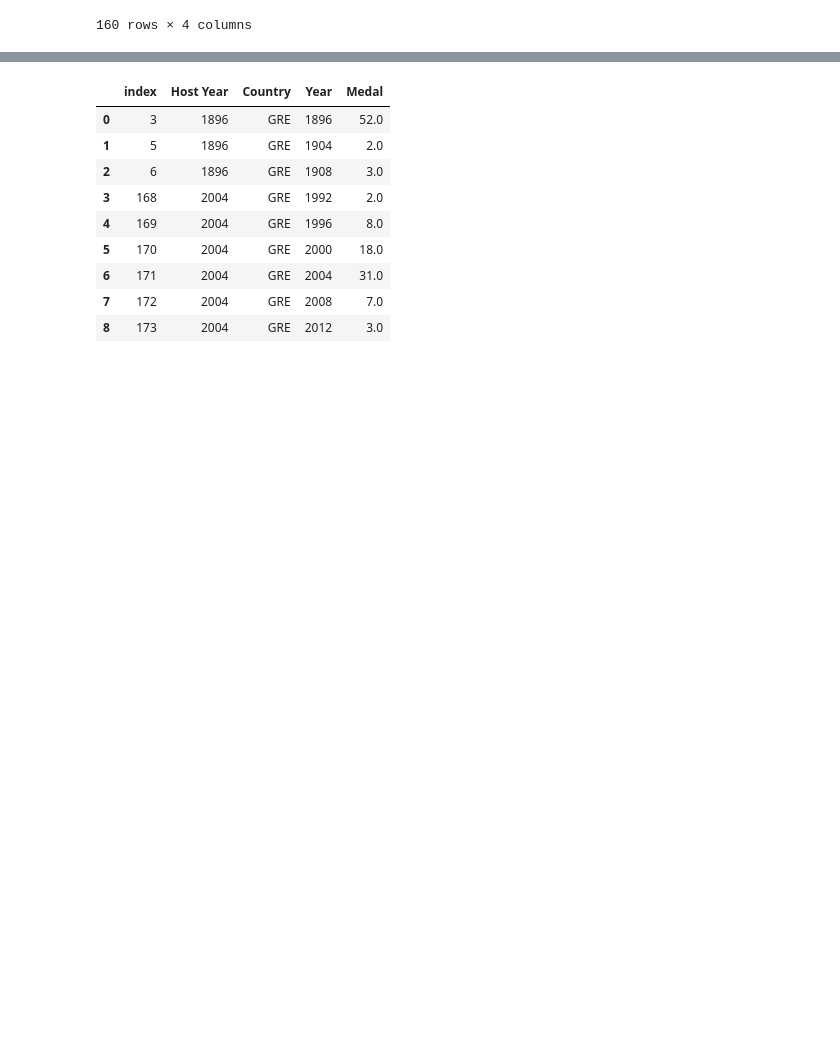
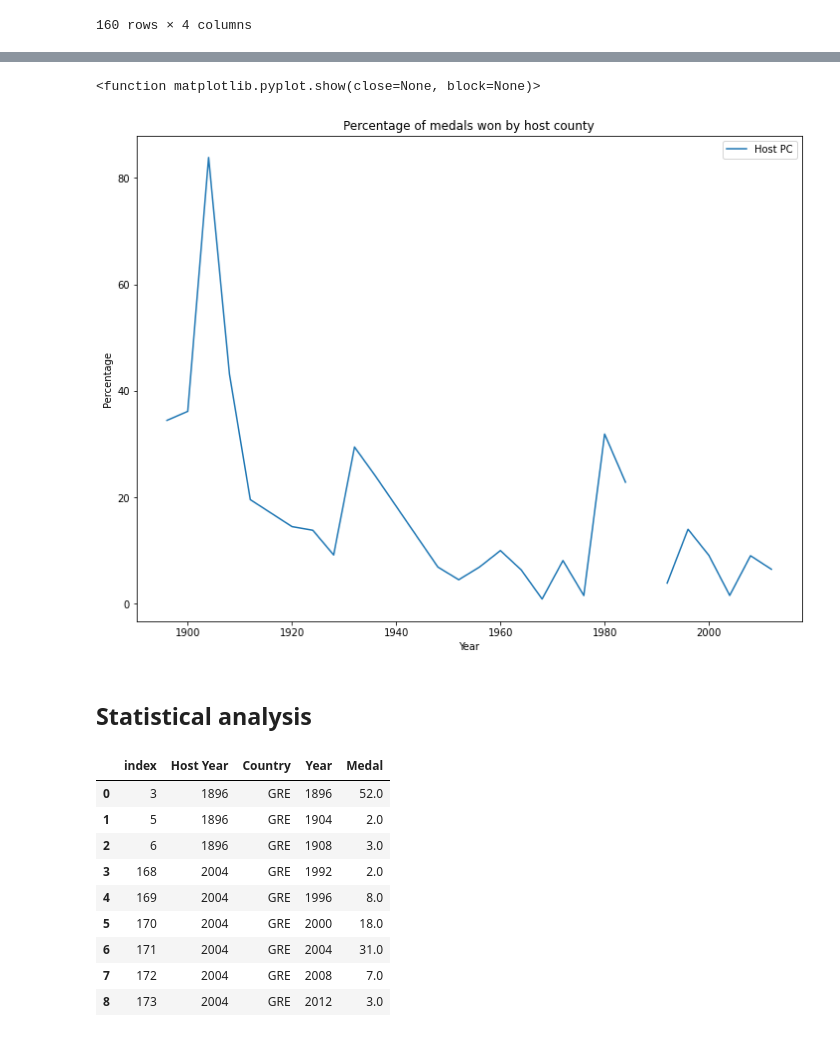
Before and after one commit to TomHOldershaw/Project_1_Team_2, a Jupyter notebook: Q3.ipynb, the cells around one changed output, grey strips where cells are left out. Cells and saved outputs as stored; diff of their text form; code cells hidden in the pictures; blank space fills up the shorter version.

Commit message:
Additional line chart

```diff
--- a/Q3.ipynb
+++ b/Q3.ipynb
@@ -52,5 +52,7 @@ array(['Greece', 'France', 'United States of America', 'Great Britain',
 # %%
 hosts = []
+hosts_year = []
+hosts_code = []
 hosts_years = []
 hosts_countries = []
 hosts_sample = []
@@ -118,7 +120,11 @@ for pos in range (minpos, maxpos):
     hosts_countries.append(code)
     hosts_sample.append(next3year)
 
+    hosts_year.append(year)
+    hosts_code.append(code)
+
 hosts = pd.DataFrame({"Host Year": hosts_years, "Country": hosts_countries, "Year": hosts_sample})
+host = pd.DataFrame({"Year": hosts_year, "Country": hosts_code})
 hosts
 # %% [output]
 |  | Host Year | Country | Year |
@@ -193,3 +197,19 @@ plt.show
+# %%
+#Total medals awarded
+total_medals = summer.groupby(["Year"])["Medal"].size().reset_index()
+host_year_medals = pd.merge(host, summary_summer, on=["Year", "Country"], how="left")
+host_total_medals = pd.merge(host_year_medals, total_medals, on="Year", how="left")
+host_total_medals["Host PC"] = 100* host_total_medals["Medal_x"] / host_total_medals["Medal_y"]
+host_total_medals.plot(kind="line", x="Year", y="Host PC", figsize=(12,9))
+plt.title("Percentage of medals won by host country")
+plt.ylabel("Percentage")
+plt.xlabel("Year")
+plt.show
+# %% [output]
+<function matplotlib.pyplot.show(close=None, block=None)>
+[figure, added]
+# %% [markdown]
+## Statistical analysis
 # %%
 host_medals.loc[(host_medals["Country"]=="GRE")].reset_index().tail(30)
 # %% [output]
```
Also changed, not shown: parts of 13 cells of this notebook.
